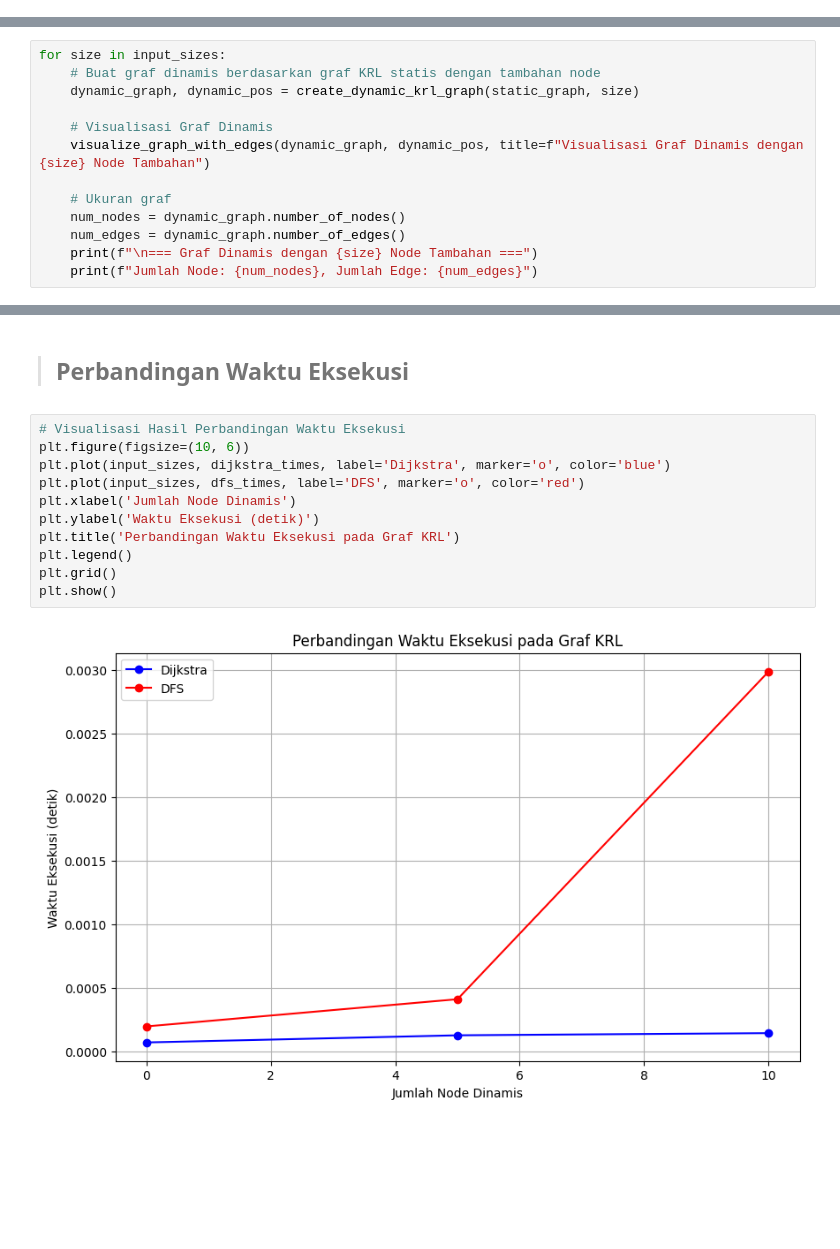
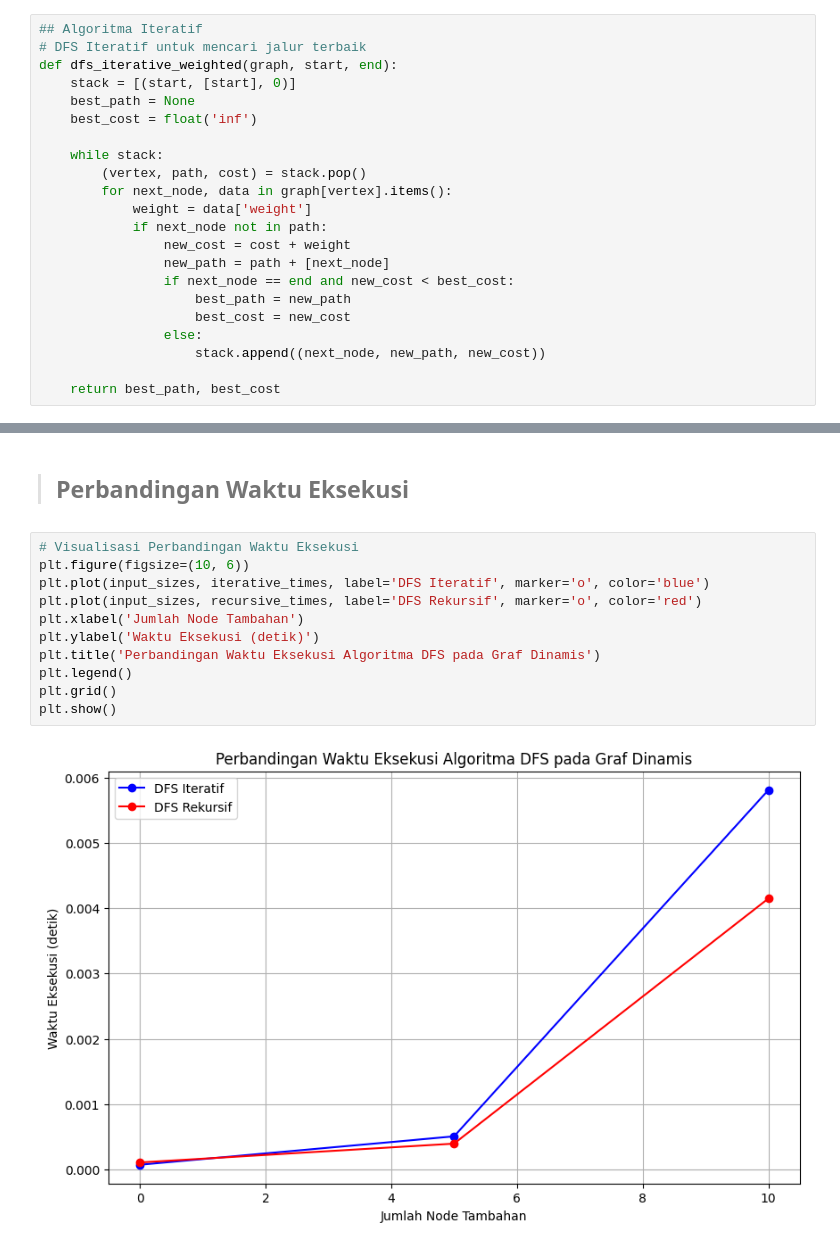
Before and after one commit to cerealtwist/AKA_Public-Transport-Optimization, a Jupyter notebook: AKA_TransportMain.ipynb, the cells around one changed output, grey strips where cells are left out. Drawn from its saved outputs; the diff is of its cells as text; blank space fills up the shorter version.

```diff
--- a/AKA_TransportMain.ipynb
+++ b/AKA_TransportMain.ipynb
@@ -110 +79,23 @@ def dijkstra(graph, start, end):
+# %%
+## Algoritma Iteratif
+# DFS Iteratif untuk mencari jalur terbaik
+def dfs_iterative_weighted(graph, start, end):
+    stack = [(start, [start], 0)]
+    best_path = None
+    best_cost = float('inf')
+
+    while stack:
+        (vertex, path, cost) = stack.pop()
+        for next_node, data in graph[vertex].items():
+            weight = data['weight']
+            if next_node not in path:
+                new_cost = cost + weight
+                new_path = path + [next_node]
+                if next_node == end and new_cost < best_cost:
+                    best_path = new_path
+                    best_cost = new_cost
+                else:
+                    stack.append((next_node, new_path, new_cost))
+
+    return best_path, best_cost
 # %% [markdown]
@@ -227,13 +258,0 @@ input_sizes = [0, 5, 10]  # Node tambahan
-# %%
-for size in input_sizes:
-    # Buat graf dinamis berdasarkan graf KRL statis dengan tambahan node
-    dynamic_graph, dynamic_pos = create_dynamic_krl_graph(static_graph, size)
-
-    # Visualisasi Graf Dinamis
-    visualize_graph_with_edges(dynamic_graph, dynamic_pos, title=f"Visualisasi Graf Dinamis dengan {size} Node Tambahan")
-
-    # Ukuran graf
-    num_nodes = dynamic_graph.number_of_nodes()
-    num_edges = dynamic_graph.number_of_edges()
-    print(f"\n=== Graf Dinamis dengan {size} Node Tambahan ===")
-    print(f"Jumlah Node: {num_nodes}, Jumlah Edge: {num_edges}")
@@ -320,15 +354,15 @@ Stasiun Akhir: Manggarai
 # %% [markdown]
 > ## Perbandingan Waktu Eksekusi
 # %%
-# Visualisasi Hasil Perbandingan Waktu Eksekusi
+# Visualisasi Perbandingan Waktu Eksekusi
 plt.figure(figsize=(10, 6))
-plt.plot(input_sizes, dijkstra_times, label='Dijkstra', marker='o', color='blue')
-plt.plot(input_sizes, dfs_times, label='DFS', marker='o', color='red')
-plt.xlabel('Jumlah Node Dinamis')
+plt.plot(input_sizes, iterative_times, label='DFS Iteratif', marker='o', color='blue')
+plt.plot(input_sizes, recursive_times, label='DFS Rekursif', marker='o', color='red')
+plt.xlabel('Jumlah Node Tambahan')
 plt.ylabel('Waktu Eksekusi (detik)')
-plt.title('Perbandingan Waktu Eksekusi pada Graf KRL')
+plt.title('Perbandingan Waktu Eksekusi Algoritma DFS pada Graf Dinamis')
 plt.legend()
 plt.grid()
 plt.show()
 # %% [output]
-[figure, old version]
+[figure, new version]
```
Also changed, not shown: parts of 17 cells of this notebook.
